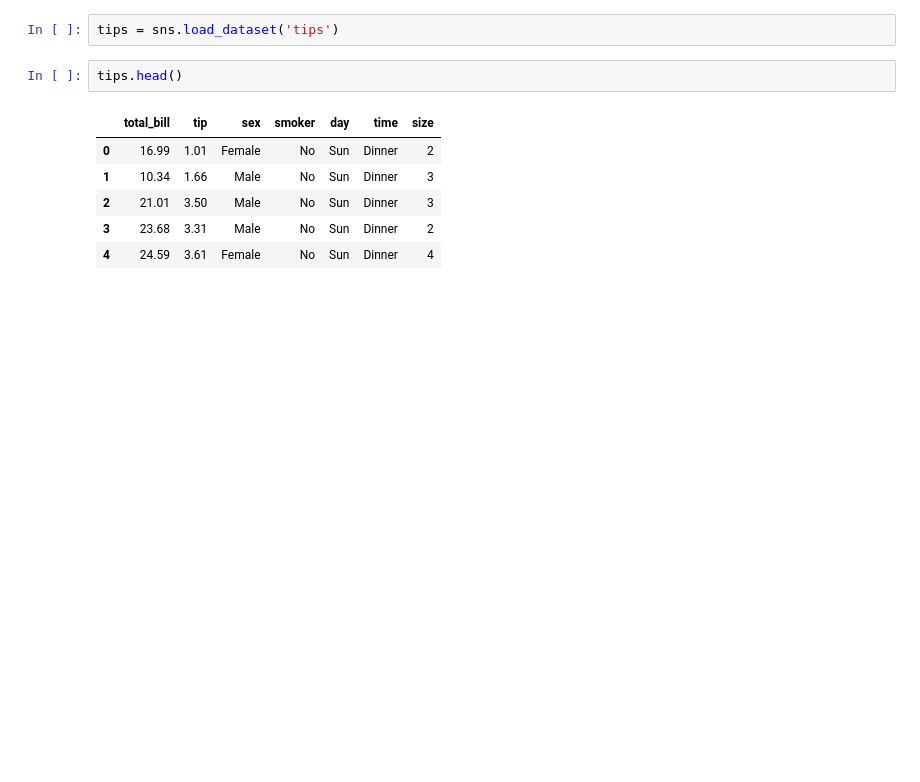
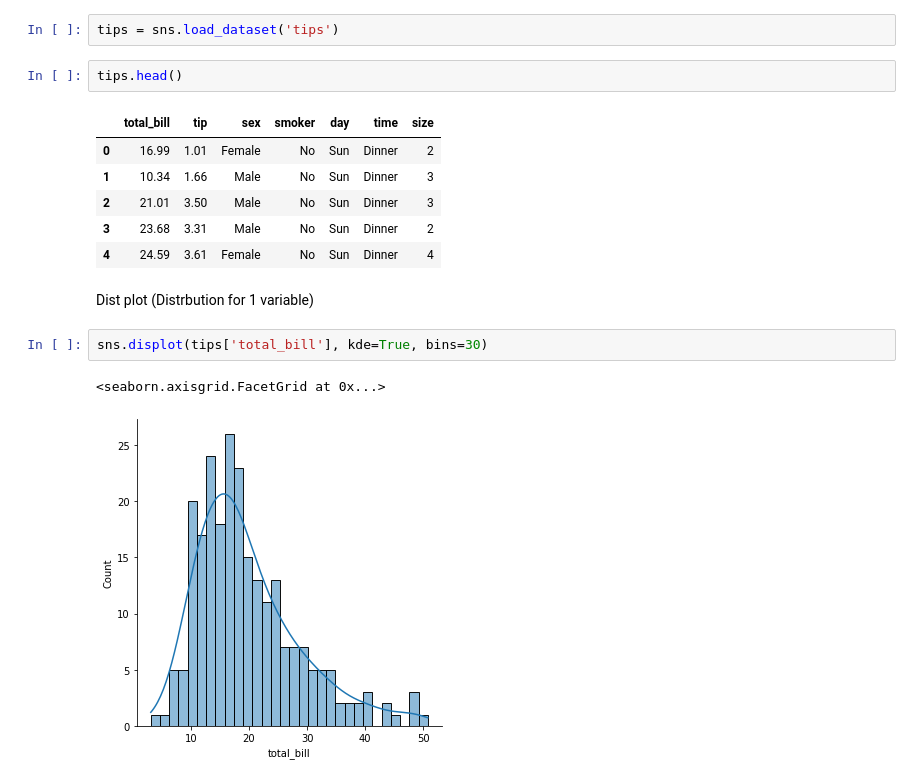
Before and after one commit to dstoecklein/data_science_training, a Jupyter notebook: 5_seaborn/seaborn_distribution_plots.ipynb, the cells around one changed output. Cells and saved outputs as stored; diff of their text form; blank space fills up the shorter version.

Commit message:
seaborn distribution plot

```diff
--- a/5_seaborn/seaborn_distribution_plots.ipynb
+++ b/5_seaborn/seaborn_distribution_plots.ipynb
@@ -12,3 +12,10 @@ tips.head()
 | 2 | 21.01 | 3.50 | Male | No | Sun | Dinner | 3 |
 | 3 | 23.68 | 3.31 | Male | No | Sun | Dinner | 2 |
 | 4 | 24.59 | 3.61 | Female | No | Sun | Dinner | 4 |
+# %% [markdown]
+Dist plot (Distrbution for 1 variable)
+# %%
+sns.displot(tips['total_bill'], kde=True, bins=30)
+# %% [output]
+<seaborn.axisgrid.FacetGrid at 0x...>
+[figure, added]
```
Also changed, not shown: parts of 8 cells of this notebook.
